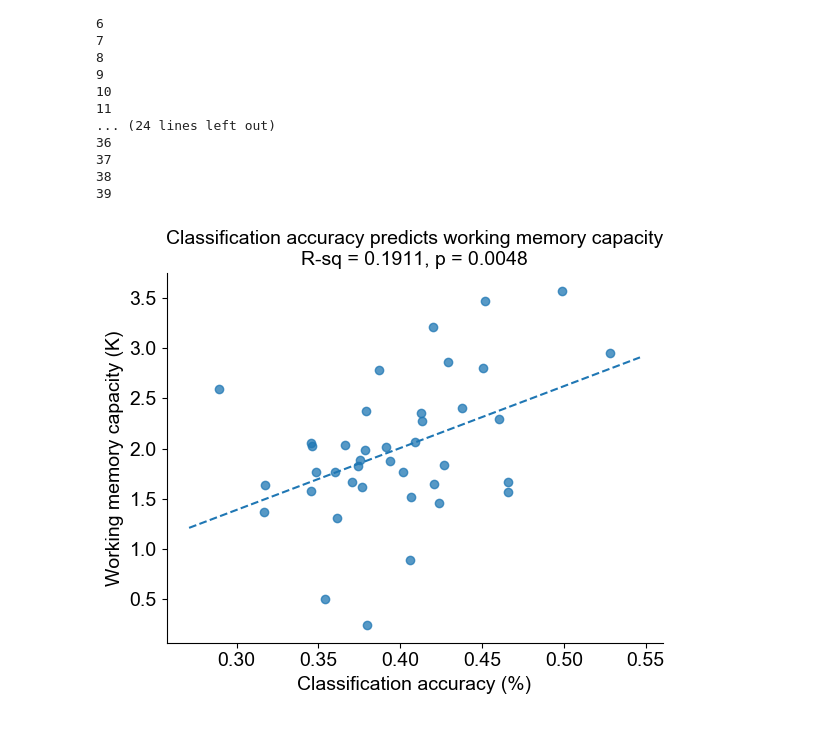
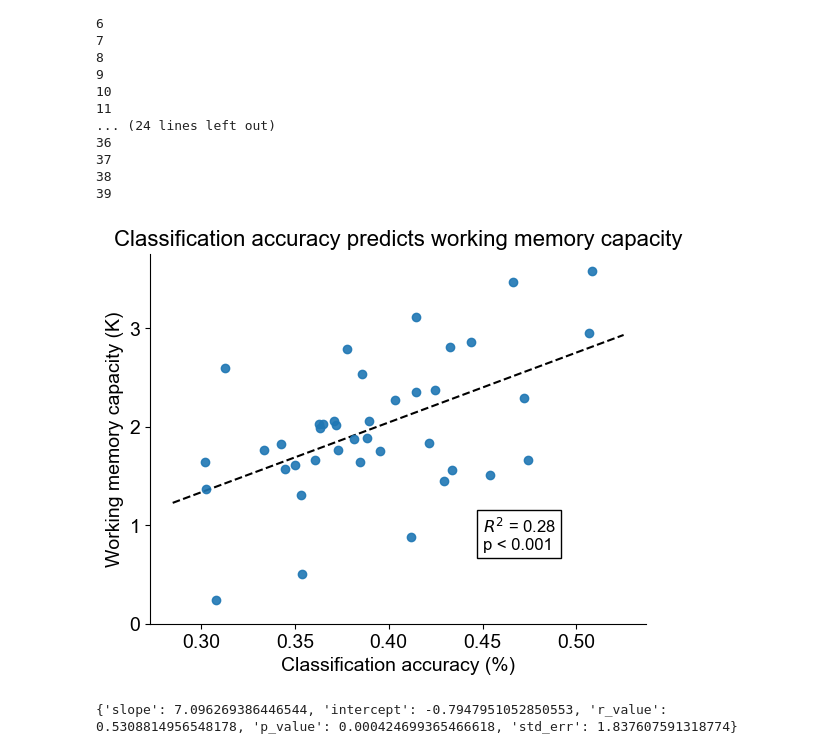
Before and after one commit to WilliamThyer/Thyer-et-al-2021, a Jupyter notebook: decode_load_acc_and_k.ipynb, the cells around one changed output. Cells and saved outputs as stored; diff of their text form; code cells hidden in the pictures.

Commit message:
loading and plotting

```diff
--- a/decode_load_acc_and_k.ipynb
+++ b/decode_load_acc_and_k.ipynb
@@ -138,7 +139,7 @@ interp = decode_eeg.Interpreter(clfr, subtitle = f'all_unique_subs_{trial_averag
 # %%
 # Set up interp object and load pre-existing results. Skip if you ran previous cell.
 interp = decode_eeg.Interpreter()
-# interp.load_results()
+interp.load_results('all_unique_subs_k.pickle')
 # %%
 from scipy.stats import linregress
 
@@ -147,9 +148,9 @@ def regression_line(slope: float, intercept: float):
     axes = plt.gca()
     x_vals = np.array(axes.get_xlim())
     y_vals = intercept + slope * x_vals
-    plt.plot(x_vals, y_vals, '--')
+    plt.plot(x_vals, y_vals, '--',color='k',zorder=-1)
 
-def plot_corr(x: list, y: list, plot_title = None, x_variable_name = 'X Variable', y_variable_name = 'Y Variable', stats_title=True):
+def plot_corr(x: list, y: list, plot_title = None, x_variable_name = 'X Variable', y_variable_name = 'Y Variable', stats_text = True):
     """Plot correlation between two variables of equal length"""
 
     # Use scipy.stats.linregress to calc correlation
@@ -158,23 +159,22 @@ def plot_corr(x: list, y: list, plot_title = None, x_variable_name = 'X Variable
 
     # Plotting variables
     ax = plt.subplot(111)
-    ax.scatter(x,y,alpha=.75)
+    ax.scatter(x,y,alpha=.9)
 
     # Plotting regression line
     regression_line(slope,intercept)
 
     # Plot labelling
-    r_value_round = round(r_value**2,4)
+    r_value_round = round(r_value**2,2)
     p_value_round = round(p_value,4)
-    if stats_title:
-        subtitle_string = f'\nR-sq = {r_value_round}, p = {p_value_round}'
-    else:
-        subtitle_string = ""
+    if stats_text:
+        stats_string = f'$R^2$ = {r_value_round}\np < 0.001'
+        plt.text(.45,.75,stats_string,fontsize=12,bbox=dict(facecolor='none', edgecolor='k'))
+
     if plot_title:
-        full_title = (plot_title + subtitle_string)
-        plt.title(full_title,fontsize=14)
-    else:
-        plt.title(subtitle_string)
+        full_title = (plot_title)
+        plt.title(full_title,fontsize=16)
+
     plt.xlabel(x_variable_name, fontsize=14)
     plt.ylabel(y_variable_name, fontsize=14)
 
@@ -184,13 +184,16 @@ def plot_corr(x: list, y: list, plot_title = None, x_variable_name = 'X Variable
     plt.setp(ax.get_xticklabels(), fontsize=14)
     plt.setp(ax.get_yticklabels(), fontsize=14)
 
-    plt.show()
+    plt.yticks(np.arange(0,4,1))
 
     return stats
 # %%
-accs = np.mean(np.mean(interp.acc[:,clfr.t>0],2),1).T
-plot_corr(list(accs),list(k),plot_title='Classification accuracy predicts working memory capacity',x_variable_name='Classification accuracy (%)',y_variable_name='Working memory capacity (K)')
-plt.savefig('output/classification_acc_k_corr.png',dpi=1000)
-plt.savefig('output/classification_acc_k_corr.pdf',dpi=1000)
+accs = np.mean(np.mean(interp.acc[:,interp.t>0],2),1).T
+stats = plot_corr(list(accs),list(interp.k),plot_title='Classification accuracy predicts working memory capacity',x_variable_name='Classification accuracy (%)',y_variable_name='Working memory capacity (K)')
+plt.savefig('output/figures/classification_acc_k_corr.png',dpi=1000)
+plt.savefig('output/figures/classification_acc_k_corr.pdf',dpi=1000)
+plt.show()
+print(stats)
 # %% [output]
-[figure, old version]
+[figure, new version]
+{'slope': 7.096269386446544, 'intercept': -0.7947951052850553, 'r_value': 0.5308814956548178, 'p_value': 0.000424699365466618, 'std_err': 1.837607591318774}
```
Also changed, not shown: parts of 2 cells of this notebook, 3 other files.
